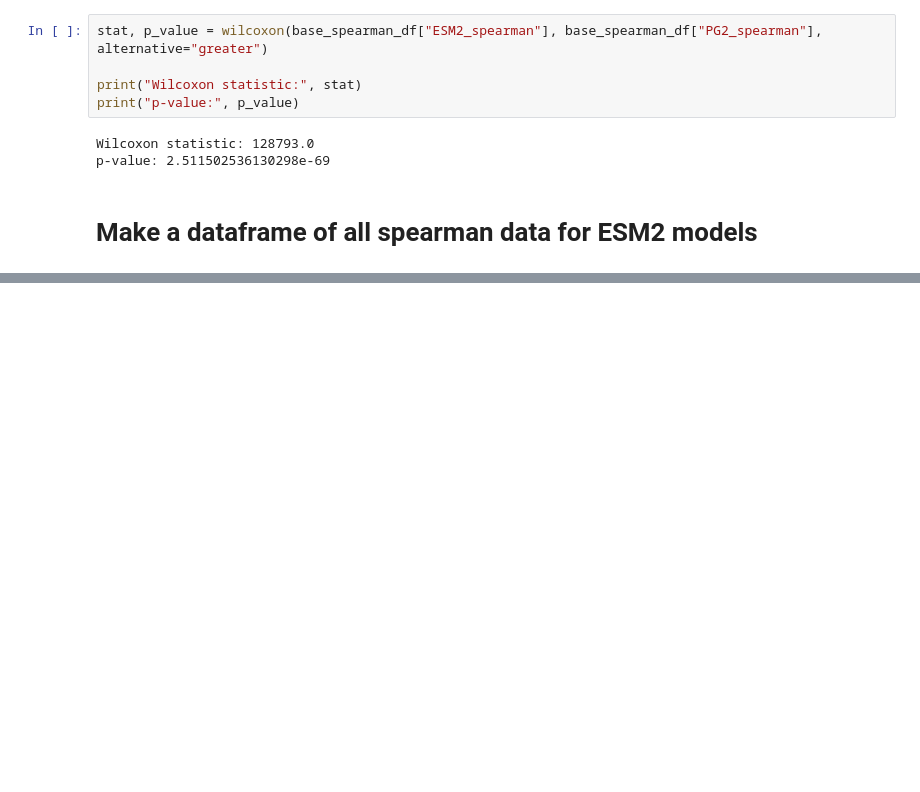
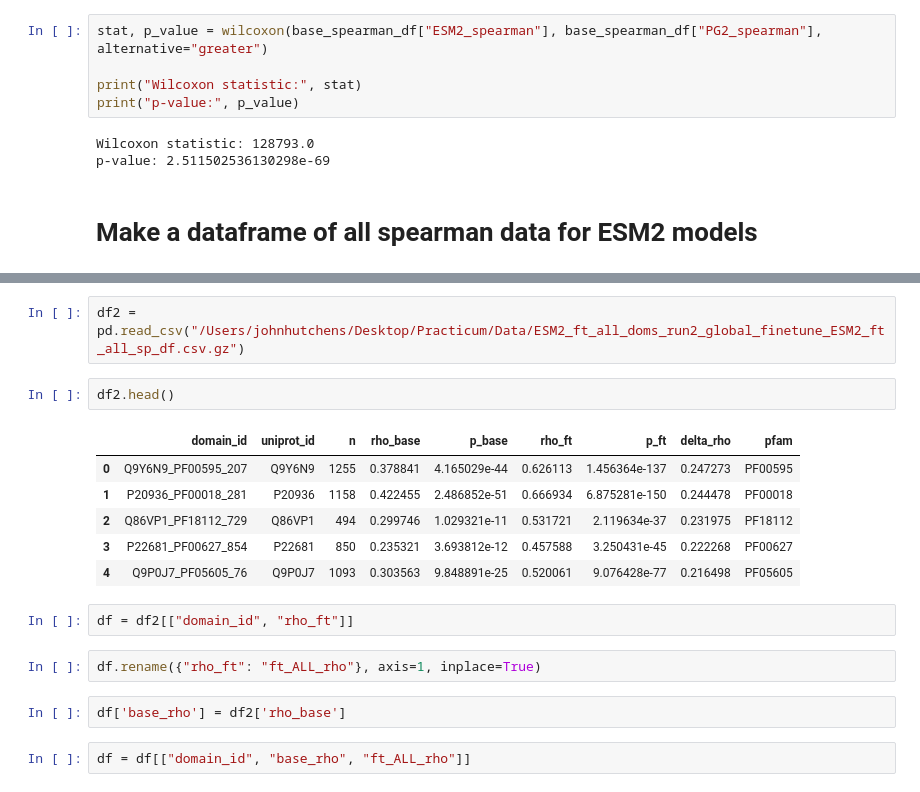
Before and after one commit to Hutch-Johnson/Protein-Language-Models, a Jupyter notebook: Stats_ESM2_PG2.ipynb, the cells around one changed output, grey strips where cells are left out. Cells and saved outputs as stored; diff of their text form; blank space fills up the shorter version.

```diff
--- a/Stats_ESM2_PG2.ipynb
+++ b/Stats_ESM2_PG2.ipynb
@@ -161,0 +173,19 @@ p-value: 2.511502536130298e-69
+# %%
+df2 = pd.read_csv("/Users/johnhutchens/Desktop/Practicum/Data/ESM2_ft_all_doms_run2_global_finetune_ESM2_ft_all_sp_df.csv.gz")
+# %%
+df2.head()
+# %% [output]
+|  | domain_id | uniprot_id | n | rho_base | p_base | rho_ft | p_ft | delta_rho | pfam |
+| 0 | Q9Y6N9_PF00595_207 | Q9Y6N9 | 1255 | 0.378841 | 4.165029e-44 | 0.626113 | 1.456364e-137 | 0.247273 | PF00595 |
+| 1 | P20936_PF00018_281 | P20936 | 1158 | 0.422455 | 2.486852e-51 | 0.666934 | 6.875281e-150 | 0.244478 | PF00018 |
+| 2 | Q86VP1_PF18112_729 | Q86VP1 | 494 | 0.299746 | 1.029321e-11 | 0.531721 | 2.119634e-37 | 0.231975 | PF18112 |
+| 3 | P22681_PF00627_854 | P22681 | 850 | 0.235321 | 3.693812e-12 | 0.457588 | 3.250431e-45 | 0.222268 | PF00627 |
+| 4 | Q9P0J7_PF05605_76 | Q9P0J7 | 1093 | 0.303563 | 9.848891e-25 | 0.520061 | 9.076428e-77 | 0.216498 | PF05605 |
+# %%
+df = df2[["domain_id", "rho_ft"]]
+# %%
+df.rename({"rho_ft": "ft_ALL_rho"}, axis=1, inplace=True)
+# %%
+df['base_rho'] = df2['rho_base']
+# %%
+df = df[["domain_id", "base_rho", "ft_ALL_rho"]]
```
Also changed, not shown: parts of 5 cells of this notebook.
